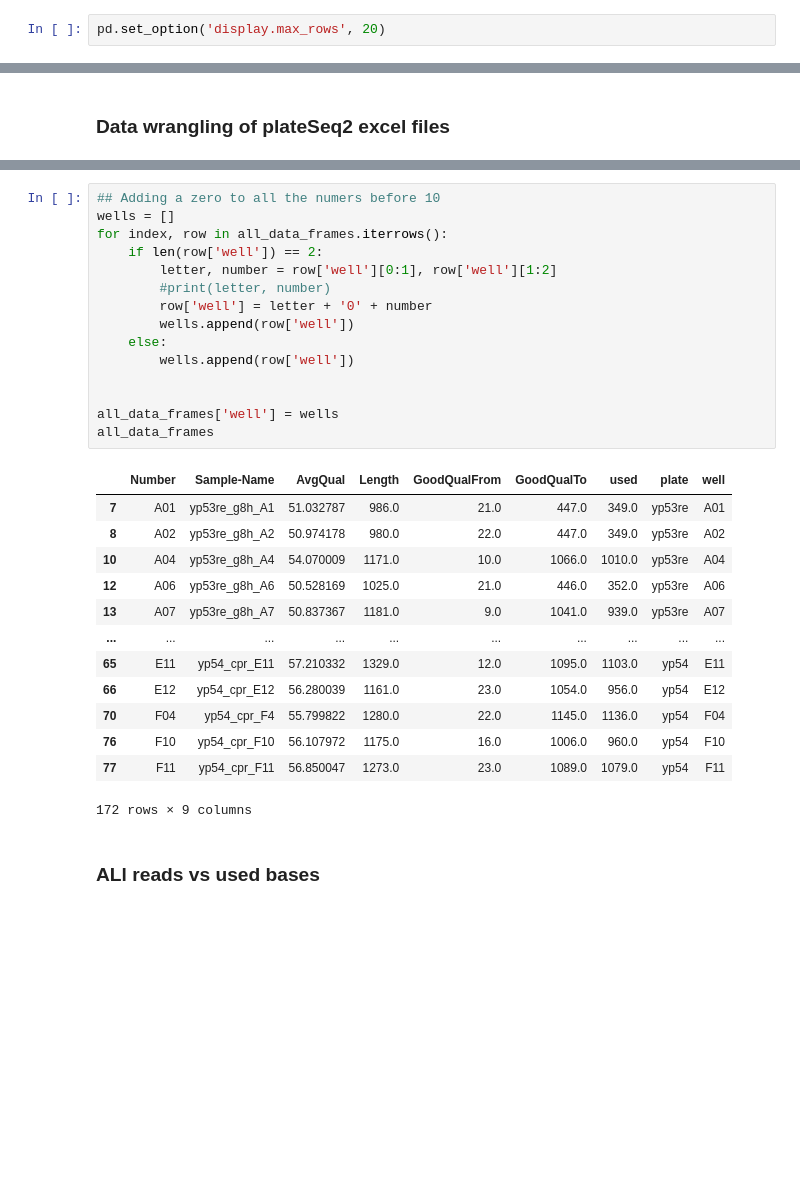
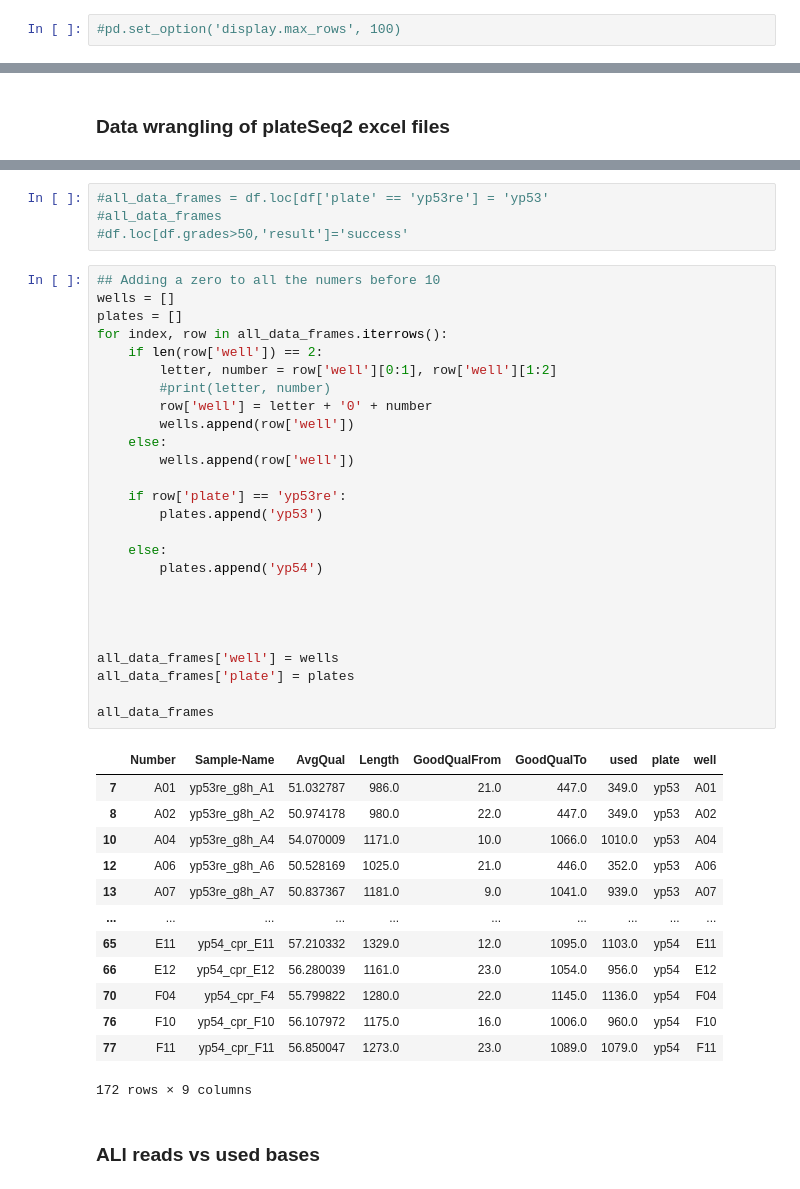
Before and after one commit to hiyama341/ConStrain, a Jupyter notebook: notebooks/10-TEST-Library_Characterization2.ipynb, the cells around one changed output, grey strips where cells are left out. Drawn from its saved outputs; the diff is of its cells as text; blank space fills up the shorter version.

```diff
--- a/notebooks/10-TEST-Library_Characterization2.ipynb
+++ b/notebooks/10-TEST-Library_Characterization2.ipynb
@@ -209,7 +209,7 @@ PlateDesign
 | 191 | H12 | NaN | NaN | NaN | NaN | NaN | NaN | ... |
 192 rows × 15 columns
 # %%
-pd.set_option('display.max_rows', 20)
+#pd.set_option('display.max_rows', 100)
 # %%
 # we take the columns that we are interested in
 PlateDesign= PlateDesign[['plate','position','Strain', 'Replicate #', 'Genotype', 'Medium']]
@@ -588,28 +613,43 @@ all_data_frames
 | 76 | F10 | yp54_cpr_F10 | 56.107972 | 1175.0 | 16.0 | 1006.0 | 960.0 | yp54 | F10 |
 | 77 | F11 | yp54_cpr_F11 | 56.850047 | 1273.0 | 23.0 | 1089.0 | 1079.0 | yp54 | F11 |
 172 rows × 9 columns
+# %%
+#all_data_frames = df.loc[df['plate' == 'yp53re'] = 'yp53'
+#all_data_frames
+#df.loc[df.grades>50,'result']='success'
 # %%
 ## Adding a zero to all the numers before 10
 wells = []
+plates = []
 for index, row in all_data_frames.iterrows():
     if len(row['well']) == 2:
         letter, number = row['well'][0:1], row['well'][1:2]
         #print(letter, number)
         row['well'] = letter + '0' + number
         wells.append(row['well'])
     else:
         wells.append(row['well'])
 
+    if row['plate'] == 'yp53re':
+        plates.append('yp53')
+
+    else:
+        plates.append('yp54')
+
+
+
 
 all_data_frames['well'] = wells
+all_data_frames['plate'] = plates
+
 all_data_frames
 # %% [output]
 |  | Number | Sample-Name | AvgQual | Length | GoodQualFrom | GoodQualTo | used | plate | well |
-| 7 | A01 | yp53re_g8h_A1 | 51.032787 | 986.0 | 21.0 | 447.0 | 349.0 | yp53re | A01 |
-| 8 | A02 | yp53re_g8h_A2 | 50.974178 | 980.0 | 22.0 | 447.0 | 349.0 | yp53re | A02 |
-| 10 | A04 | yp53re_g8h_A4 | 54.070009 | 1171.0 | 10.0 | 1066.0 | 1010.0 | yp53re | A04 |
-| 12 | A06 | yp53re_g8h_A6 | 50.528169 | 1025.0 | 21.0 | 446.0 | 352.0 | yp53re | A06 |
-| 13 | A07 | yp53re_g8h_A7 | 50.837367 | 1181.0 | 9.0 | 1041.0 | 939.0 | yp53re | A07 |
+| 7 | A01 | yp53re_g8h_A1 | 51.032787 | 986.0 | 21.0 | 447.0 | 349.0 | yp53 | A01 |
+| 8 | A02 | yp53re_g8h_A2 | 50.974178 | 980.0 | 22.0 | 447.0 | 349.0 | yp53 | A02 |
+| 10 | A04 | yp53re_g8h_A4 | 54.070009 | 1171.0 | 10.0 | 1066.0 | 1010.0 | yp53 | A04 |
+| 12 | A06 | yp53re_g8h_A6 | 50.528169 | 1025.0 | 21.0 | 446.0 | 352.0 | yp53 | A06 |
+| 13 | A07 | yp53re_g8h_A7 | 50.837367 | 1181.0 | 9.0 | 1041.0 | 939.0 | yp53 | A07 |
 | ... | ... | ... | ... | ... | ... | ... | ... | ... | ... |
 | 65 | E11 | yp54_cpr_E11 | 57.210332 | 1329.0 | 12.0 | 1095.0 | 1103.0 | yp54 | E11 |
 | 66 | E12 | yp54_cpr_E12 | 56.280039 | 1161.0 | 23.0 | 1054.0 | 956.0 | yp54 | E12 |
```
Also changed, not shown: parts of 59 cells of this notebook, 1 other file.
